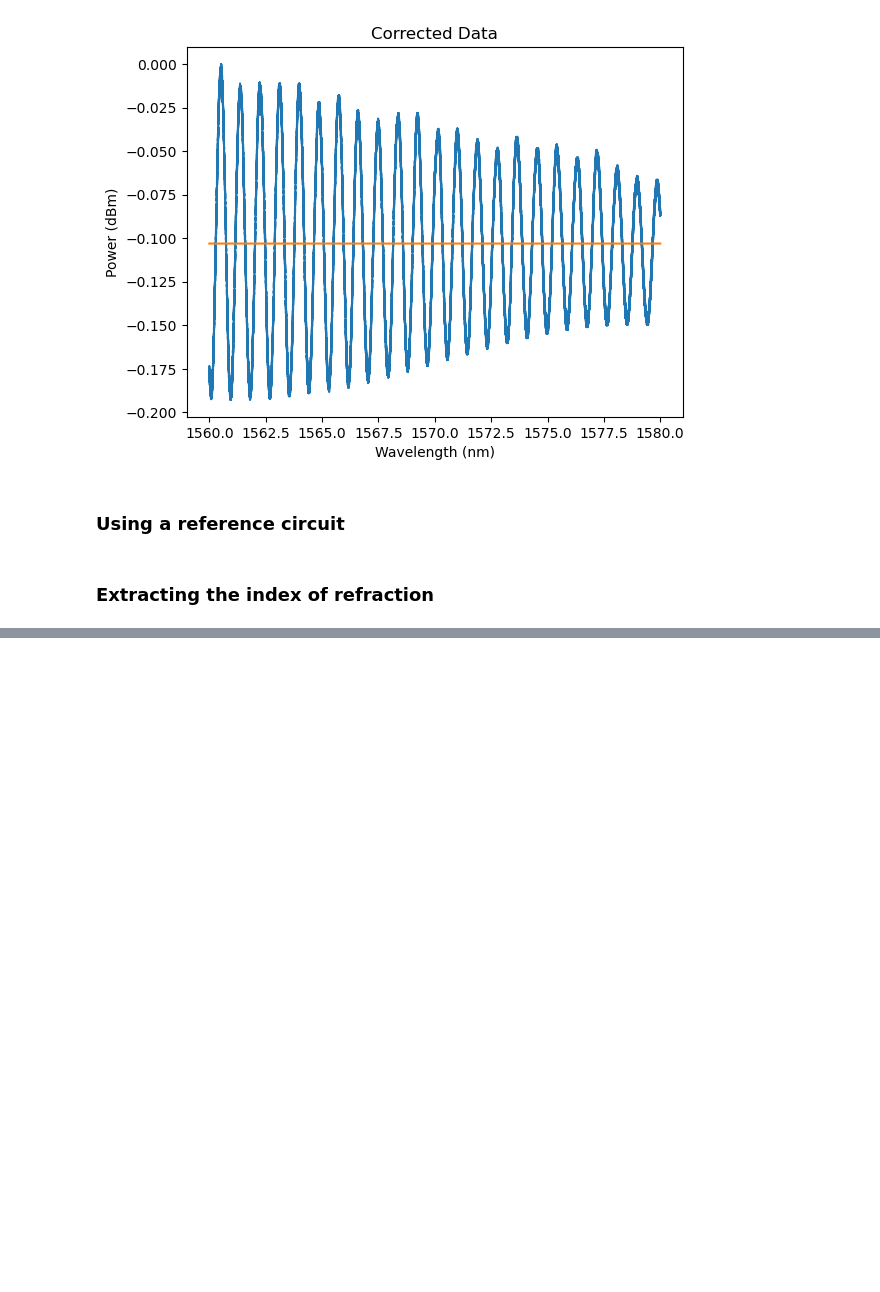
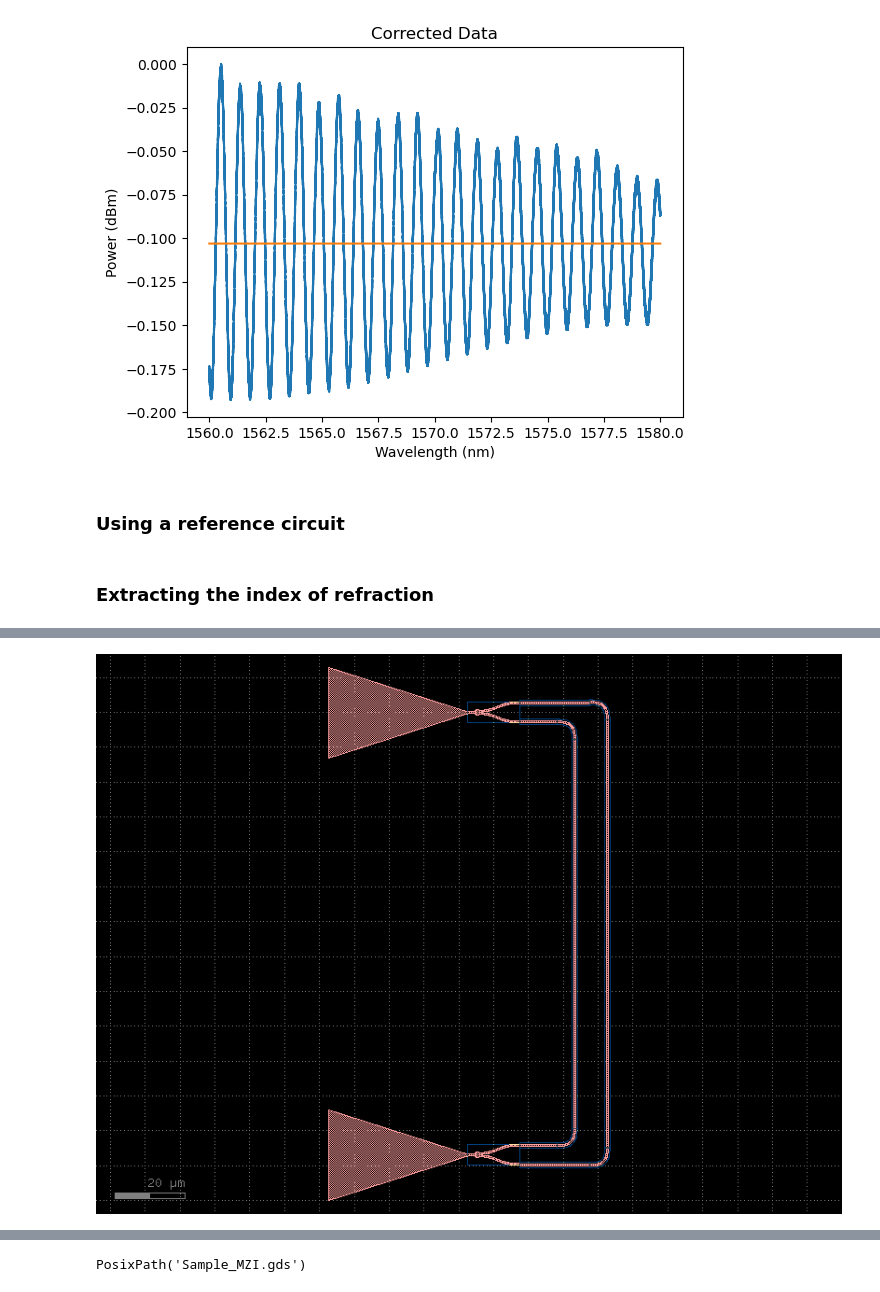
Before and after one commit to BYUCamachoLab/Photonics-Bootcamp, a Jupyter notebook: book/pages/analyzing_circuits.ipynb, the cells around one changed output, grey strips where cells are left out. Saved outputs shown, nothing was run; the diff lists cells and outputs as text; code cells hidden in the pictures; blank space fills up the shorter version.

```diff
--- a/book/pages/analyzing_circuits.ipynb
+++ b/book/pages/analyzing_circuits.ipynb
@@ -82,0 +88,13 @@ plt.show()
+# %%
+import numpy as np
+import matplotlib.pyplot as plt
+import matplotlib.patches as patches
+import meep as mp
+import gplugins.modes as gm
+import ipympl
+
+import gdsfactory as gf
+import ubcpdk
+import ubcpdk.components as uc
+
+gf.CONF.display_type = "klayout"
@@ -82,0 +107,45 @@ plt.show()
+# %%
+y_branch=uc.ebeam_y_1550()
+bend = uc.bend(radius=5,p=0.75)
+
+my_device = gf.Component(name="MyDevice")
+y_in = my_device.add_ref(y_branch)
+y_out = my_device.add_ref(y_branch)
+
+short_waveguide=my_device.add_ref(uc.straight(10.8186))
+long_waveguide=my_device.add_ref(uc.straight(20.299))
+waveguide=my_device.add_ref(uc.straight(111.5))
+short_waveguide2=my_device.add_ref(uc.straight(10.8186))
+long_waveguide2=my_device.add_ref(uc.straight(20.299))
+waveguide2=my_device.add_ref(uc.straight(122.5))
+
+bend1 = my_device.add_ref(bend)
+bend2 = my_device.add_ref(bend)
+bend3 = my_device.add_ref(bend)
+bend4 = my_device.add_ref(bend)
+
+short_waveguide.connect('o1', y_in.ports['o3'])
+bend1.connect('o2',short_waveguide.ports['o2'])
+waveguide.connect('o1',bend1.ports['o1'])
+bend2.connect('o2',waveguide.ports['o2'])
+short_waveguide2.connect('o2',bend2.ports['o1'])
+y_out.connect('o2',short_waveguide2.ports['o1'])
+
+long_waveguide.connect('o1', y_in.ports['o2'])
+bend3.connect('o2',long_waveguide.ports['o2'])
+waveguide2.connect('o1',bend3.ports['o1'])
+bend4.connect('o2',waveguide2.ports['o2'])
+long_waveguide2.connect('o2',bend4.ports['o1'])
+y_out.connect('o3',long_waveguide2.ports['o1'])
+
+my_device.add_port(name="o1", port=y_in.ports["o1"])
+my_device.add_port(name="o2", port=y_out.ports["o1"])
+
+my_device_gc=gf.components.add_grating_couplers(component=my_device)
+my_device_gc.plot()
+plt.show()
+
+my_device_gc.name="Sample_MZI"
+my_device_gc.write_gds("Sample_MZI.gds")
+# %% [output]
+[figure, added]
@@ -82,0 +153 @@ plt.show()
+PosixPath('Sample_MZI.gds')
```
Also changed, not shown: parts of 16 cells of this notebook.
